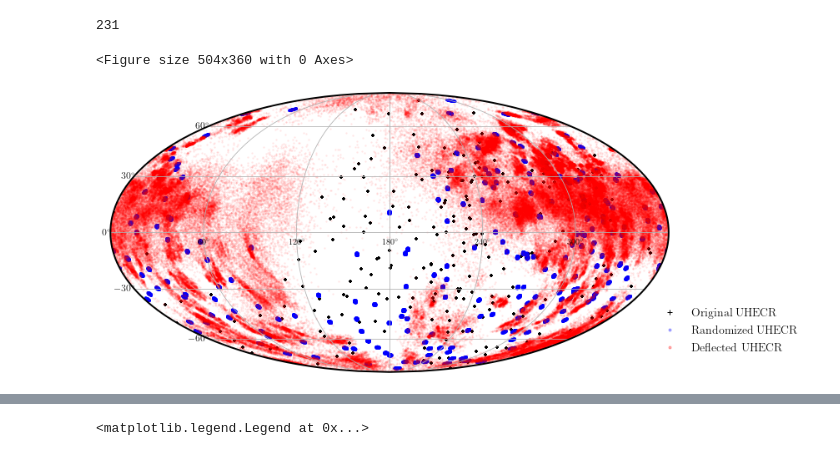
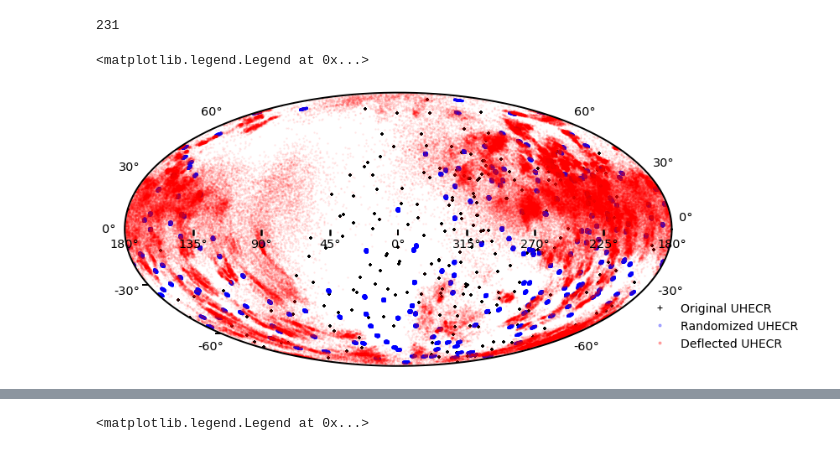
Before and after one commit to uhecr-project/uhecr_model, a Jupyter notebook: uhecr_model/paper_1/figures_deflection_exposure/figures_kappa_gmf.ipynb, the cells around one changed output, grey strips where cells are left out. Saved outputs shown, nothing was run; the diff lists cells and outputs as text; code cells hidden in the pictures.

```diff
--- a/uhecr_model/paper_1/figures_deflection_exposure/figures_kappa_gmf.ipynb
+++ b/uhecr_model/paper_1/figures_deflection_exposure/figures_kappa_gmf.ipynb
@@ -71,33 +71,34 @@ len(kappa_gmf_list[0])
 # %%
 plt.style.use("minimalist")
 
-skymap = AllSkyMap(lon_0 = 180)
-skymap.set_gridlines(label_fmt="default")
+skymap = AllSkyMap()
+skymap.fig.set_size_inches(12, 6)
+#skymap.set_gridlines(label_fmt="default")
 
 ptype = "N"
 
 ptype_idx = np.argwhere([p == ptype for p in ptypes_list])[0][0]
 # print(ptype_idx)
 
 skymap.scatter(np.rad2deg(coord_true_list[ptype_idx][:, 0]), np.rad2deg(coord_true_list[ptype_idx][:, 1]), color="k", alpha=1, marker="+", s=20.0)
 skymap.scatter(np.rad2deg(coord_rand_list[ptype_idx][:, :, 0]), np.rad2deg(coord_rand_list[ptype_idx][:, :, 1]), color="b", alpha=0.1, s=5.0, lw=0)
 skymap.scatter(np.rad2deg(coord_gal_list[ptype_idx][:, :, 0]), np.rad2deg(coord_gal_list[ptype_idx][:, :, 1]), color="r", alpha=0.1, s=5.0, lw=0)
 # skymap.scatter(180. - 177.14668051, 49.59823616, color="g", marker="o", s=200)
 # skymap.scatter(180. - uhecr_coord.galactic.l.deg, uhecr_coord.galactic.b.deg, color="purple", alpha=1, marker="+", s=50.0)
 
 handles = [mlines.Line2D([], [], color='k', marker='+', lw=0,
                           markersize=6, alpha=1, label="Original UHECR"),
            mlines.Line2D([], [], color='b', marker='o', lw=0,
                           markersize=3, alpha=0.3, label="Randomized UHECR"),
             mlines.Line2D([], [], color='r', marker='o', lw=0,
                           markersize=3, alpha=0.3, label="Deflected UHECR")]
 
-skymap.legend(handles=handles, bbox_to_anchor=(1.25, 0.27), fontsize=14)
-# skymap.title("Deflection skymap with data - {0}".format(ptype))
-skymap.save(f"defl_skymap_{detector}_{ptype}_{gmf_model}.png")
+skymap.ax.legend(handles=handles, bbox_to_anchor=(1.25, 0.27), fontsize=14)
+# skymap.ax.title("Deflection skymap with data - {0}".format(ptype))
+#skymap.fig.savefig(f"defl_skymap_{detector}_{ptype}_{gmf_model}.png")
 # %% [output]
-<Figure size 504x360 with 0 Axes>
+<matplotlib.legend.Legend at 0x...>
-[figure, old version]
+[figure, new version]
 # %%
 plt.style.use("minimalist")
 
```
Also changed, not shown: parts of 7 cells of this notebook, 4 other files.
